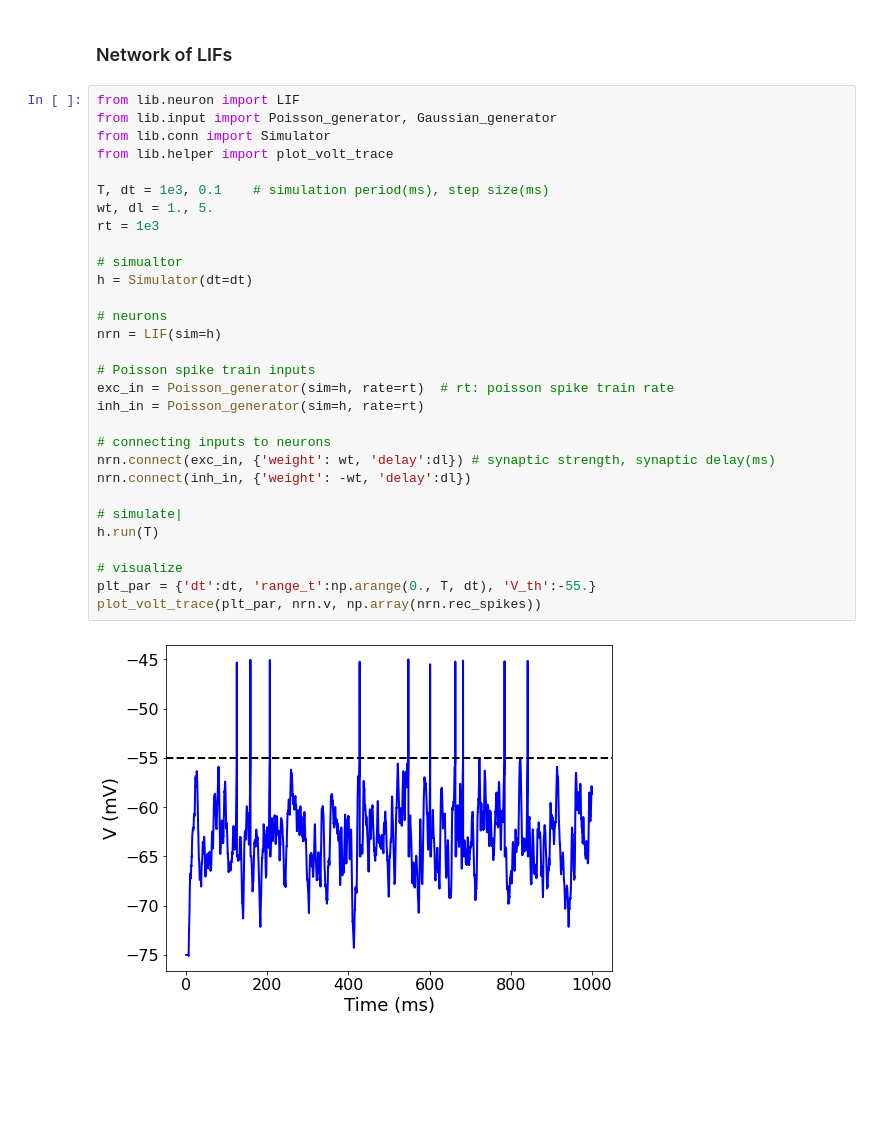
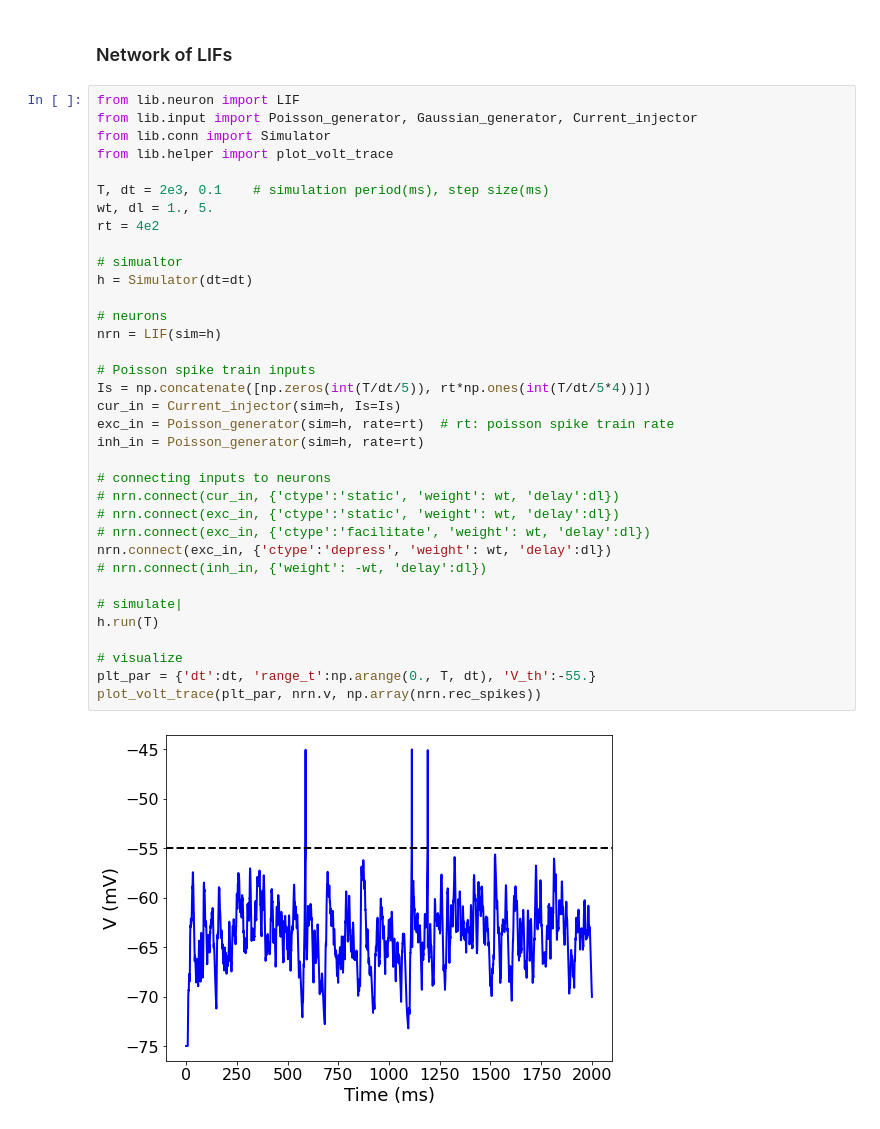
Before and after one commit to michaelglh/STG, a Jupyter notebook: lif.ipynb, the cells around one changed output. Cells and saved outputs as stored; diff of their text form; blank space fills up the shorter version.

```diff
--- a/lif.ipynb
+++ b/lif.ipynb
@@ -30,36 +31,41 @@ my_layout = widgets.Layout()
 ### Network of LIFs
 # %%
 from lib.neuron import LIF
-from lib.input import Poisson_generator, Gaussian_generator
+from lib.input import Poisson_generator, Gaussian_generator, Current_injector
 from lib.conn import Simulator
 from lib.helper import plot_volt_trace
 
-T, dt = 1e3, 0.1    # simulation period(ms), step size(ms)
+T, dt = 2e3, 0.1    # simulation period(ms), step size(ms)
 wt, dl = 1., 5.
-rt = 1e3
+rt = 4e2
 
 # simualtor
 h = Simulator(dt=dt)
 
 # neurons
 nrn = LIF(sim=h)
 
 # Poisson spike train inputs
+Is = np.concatenate([np.zeros(int(T/dt/5)), rt*np.ones(int(T/dt/5*4))])
+cur_in = Current_injector(sim=h, Is=Is)
 exc_in = Poisson_generator(sim=h, rate=rt)  # rt: poisson spike train rate
 inh_in = Poisson_generator(sim=h, rate=rt)
 
 # connecting inputs to neurons
-nrn.connect(exc_in, {'weight': wt, 'delay':dl}) # synaptic strength, synaptic delay(ms)
-nrn.connect(inh_in, {'weight': -wt, 'delay':dl})
+# nrn.connect(cur_in, {'ctype':'static', 'weight': wt, 'delay':dl})
+# nrn.connect(exc_in, {'ctype':'static', 'weight': wt, 'delay':dl})
+# nrn.connect(exc_in, {'ctype':'facilitate', 'weight': wt, 'delay':dl})
+nrn.connect(exc_in, {'ctype':'depress', 'weight': wt, 'delay':dl})
+# nrn.connect(inh_in, {'weight': -wt, 'delay':dl})
 
 # simulate|
 h.run(T)
 
 # visualize
 plt_par = {'dt':dt, 'range_t':np.arange(0., T, dt), 'V_th':-55.}
 plot_volt_trace(plt_par, nrn.v, np.array(nrn.rec_spikes))
 # %% [output]
-[figure, old version]
+[figure, new version]
 # %%
 T, dt = 1e3, 0.1        # simulation period(ms), step size(ms)
 N = 10                  # number of neurons
```
Also changed, not shown: parts of 2 cells of this notebook, 3 other files.
